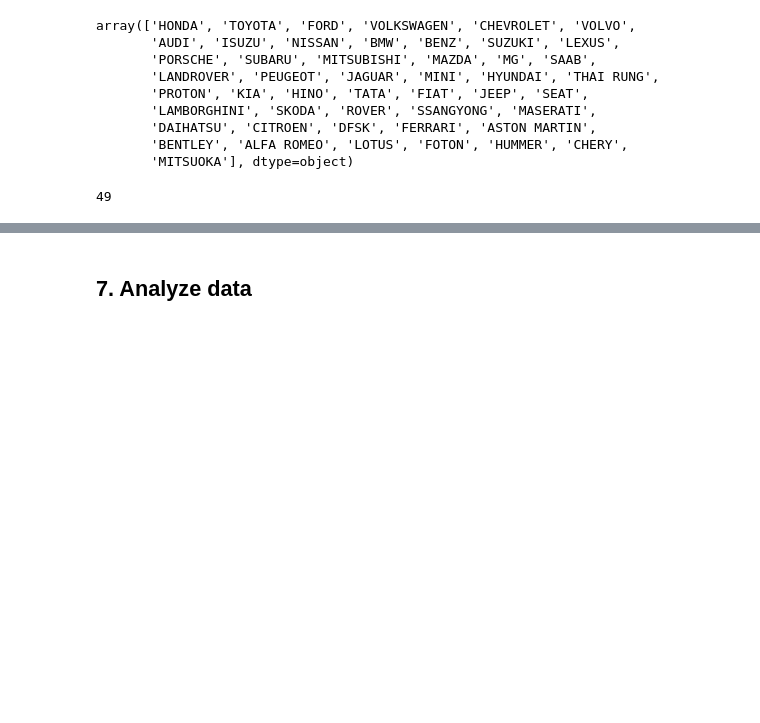
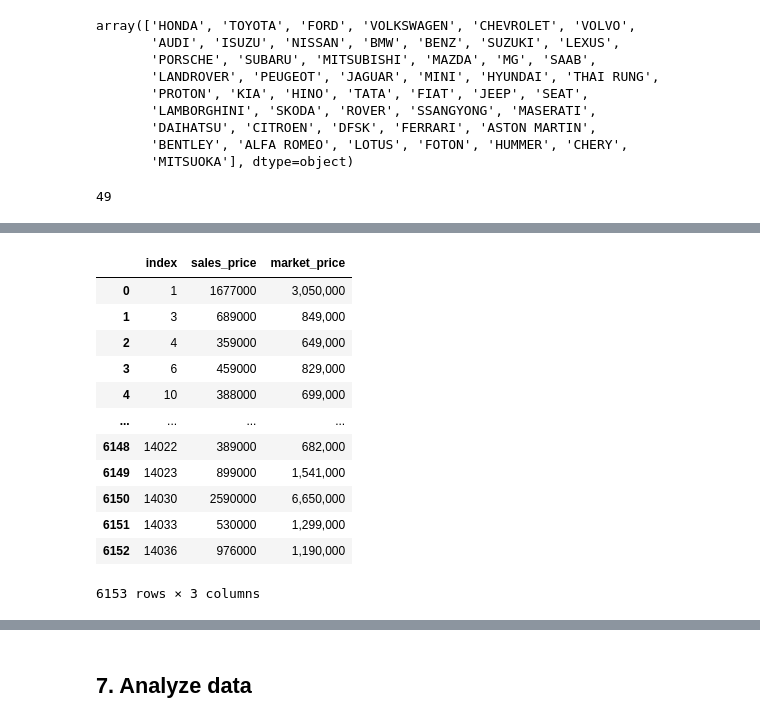
Before and after one commit to ai-builders/ai-builders.github.io, a Jupyter notebook: notebooks/ai_builder_pandas.ipynb, the cells around one changed output, grey strips where cells are left out. Drawn from its saved outputs; the diff is of its cells as text; code cells hidden in the pictures; blank space fills up the shorter version.

Commit message:
Add map, apply, sort, reset_index on pandas pre-course

```diff
--- a/notebooks/ai_builder_pandas.ipynb
+++ b/notebooks/ai_builder_pandas.ipynb
@@ -415,0 +437,3 @@ Name: sales_price, dtype: float64
+# %%
+price_df = df2[['sales_price', 'market_price']].dropna()
+price_df
@@ -415,0 +454,16 @@ Name: sales_price, dtype: float64
+# %%
+price_df.reset_index()
+# %% [output]
+|  | index | sales_price | market_price |
+| 0 | 1 | 1677000 | 3,050,000 |
+| 1 | 3 | 689000 | 849,000 |
+| 2 | 4 | 359000 | 649,000 |
+| 3 | 6 | 459000 | 829,000 |
+| 4 | 10 | 388000 | 699,000 |
+| ... | ... | ... | ... |
+| 6148 | 14022 | 389000 | 682,000 |
+| 6149 | 14023 | 899000 | 1,541,000 |
+| 6150 | 14030 | 2590000 | 6,650,000 |
+| 6151 | 14033 | 530000 | 1,299,000 |
+| 6152 | 14036 | 976000 | 1,190,000 |
+6153 rows × 3 columns
```
Also changed, not shown: parts of 21 cells of this notebook.
